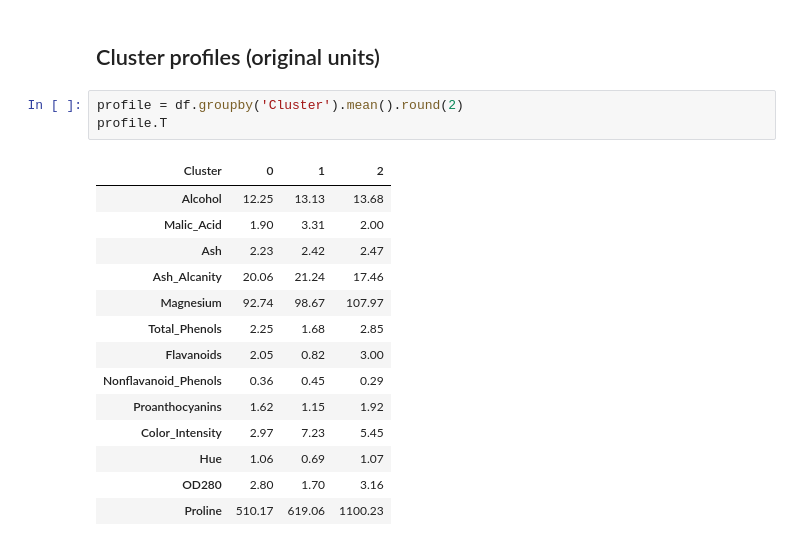
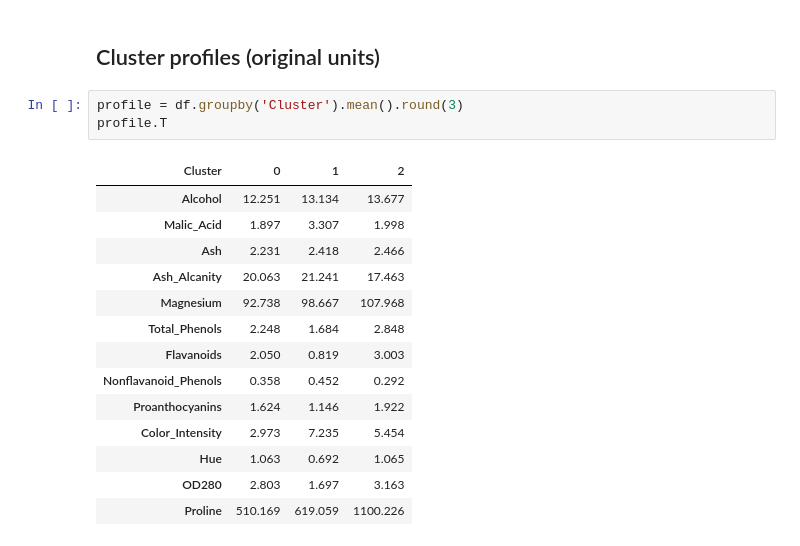
Before and after one commit to Ahmed-309/clustering, a Jupyter notebook: wine_cluster.ipynb, the cells around one changed output. Cells and saved outputs as stored; diff of their text form.

```diff
--- a/wine_cluster.ipynb
+++ b/wine_cluster.ipynb
@@ -117,20 +117,20 @@ plt.show()
 # %% [markdown]
 ## Cluster profiles (original units)
 # %%
-profile = df.groupby('Cluster').mean().round(2)
+profile = df.groupby('Cluster').mean().round(3)
 profile.T
 # %% [output]
 | Cluster | 0 | 1 | 2 |
-| Alcohol | 12.25 | 13.13 | 13.68 |
-| Malic_Acid | 1.90 | 3.31 | 2.00 |
-| Ash | 2.23 | 2.42 | 2.47 |
-| Ash_Alcanity | 20.06 | 21.24 | 17.46 |
-| Magnesium | 92.74 | 98.67 | 107.97 |
-| Total_Phenols | 2.25 | 1.68 | 2.85 |
-| Flavanoids | 2.05 | 0.82 | 3.00 |
-| Nonflavanoid_Phenols | 0.36 | 0.45 | 0.29 |
-| Proanthocyanins | 1.62 | 1.15 | 1.92 |
-| Color_Intensity | 2.97 | 7.23 | 5.45 |
-| Hue | 1.06 | 0.69 | 1.07 |
-| OD280 | 2.80 | 1.70 | 3.16 |
-| Proline | 510.17 | 619.06 | 1100.23 |
+| Alcohol | 12.251 | 13.134 | 13.677 |
+| Malic_Acid | 1.897 | 3.307 | 1.998 |
+| Ash | 2.231 | 2.418 | 2.466 |
+| Ash_Alcanity | 20.063 | 21.241 | 17.463 |
+| Magnesium | 92.738 | 98.667 | 107.968 |
+| Total_Phenols | 2.248 | 1.684 | 2.848 |
+| Flavanoids | 2.050 | 0.819 | 3.003 |
+| Nonflavanoid_Phenols | 0.358 | 0.452 | 0.292 |
+| Proanthocyanins | 1.624 | 1.146 | 1.922 |
+| Color_Intensity | 2.973 | 7.235 | 5.454 |
+| Hue | 1.063 | 0.692 | 1.065 |
+| OD280 | 2.803 | 1.697 | 3.163 |
+| Proline | 510.169 | 619.059 | 1100.226 |
```
